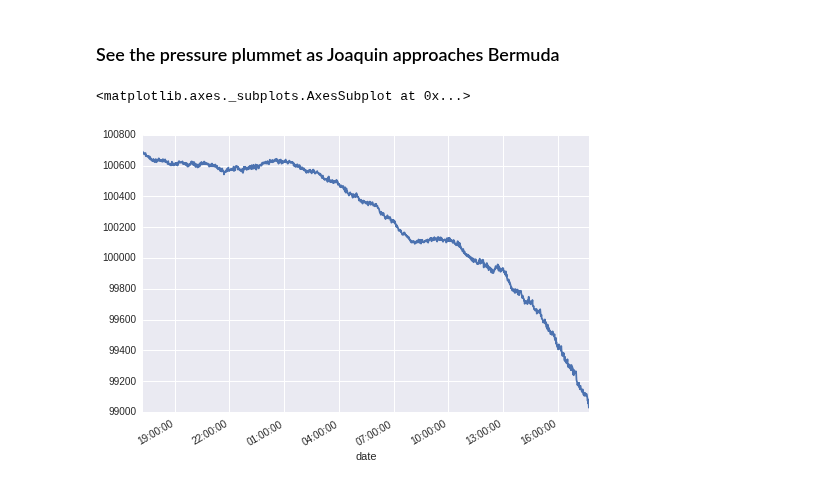
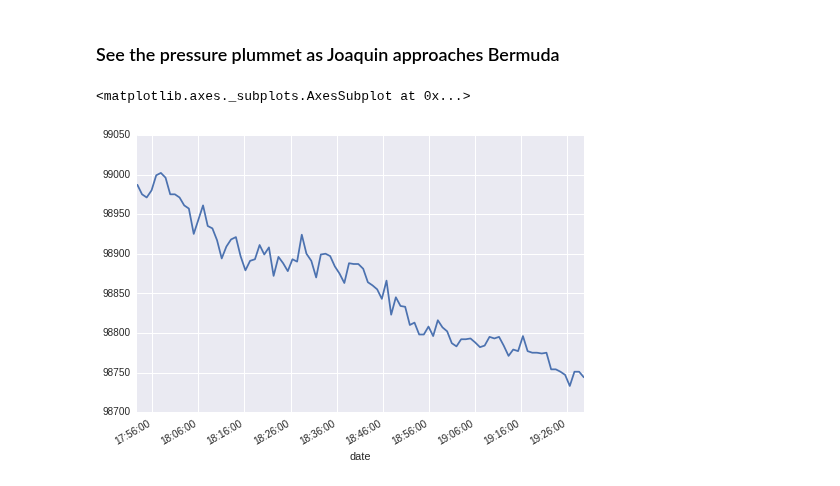
Before and after one commit to peakrisk/peakrisk, a Jupyter notebook: posts/hurricane-joaquin-pressure.ipynb, the cells around one changed output. Drawn from its saved outputs; the diff is of its cells as text; code cells hidden in the pictures.

Commit message:
Pressure still dropping.
Major rain-band just passed.

```diff
--- a/posts/hurricane-joaquin-pressure.ipynb
+++ b/posts/hurricane-joaquin-pressure.ipynb
@@ -28,7 +31,7 @@ data = pandas.read_csv(infile, index_col='date', parse_dates=['date'])
 # %% [markdown]
 ### See the pressure plummet as Joaquin approaches Bermuda
 # %%
-data.pressure[-60*24:].plot()
+data.pressure[-4*24:].plot()
 # %% [output]
 <matplotlib.axes._subplots.AxesSubplot at 0x...>
-[figure, old version]
+[figure, new version]
```
Also changed, not shown: parts of 2 cells of this notebook, 1 other file.
